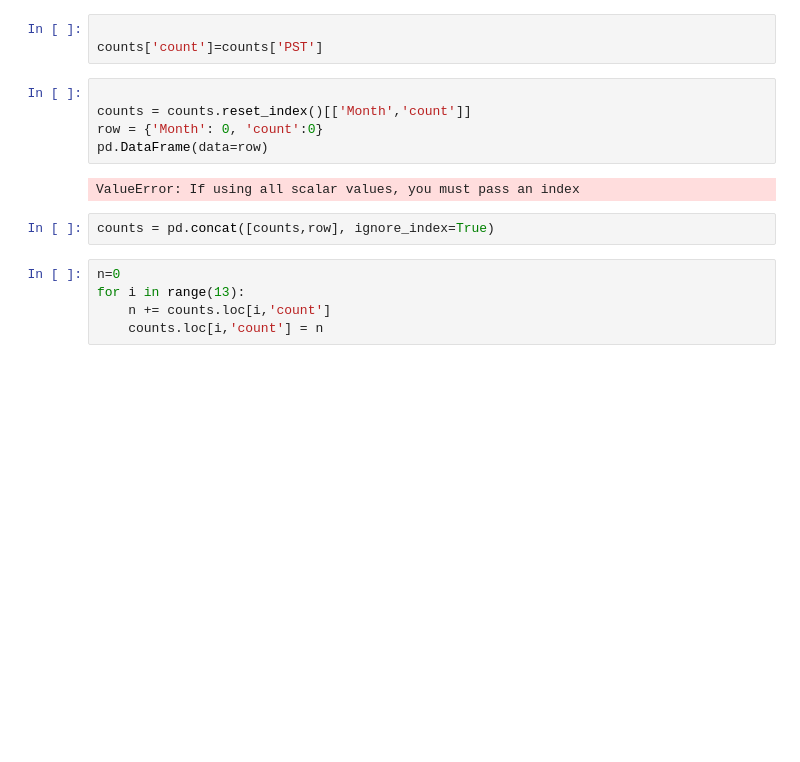
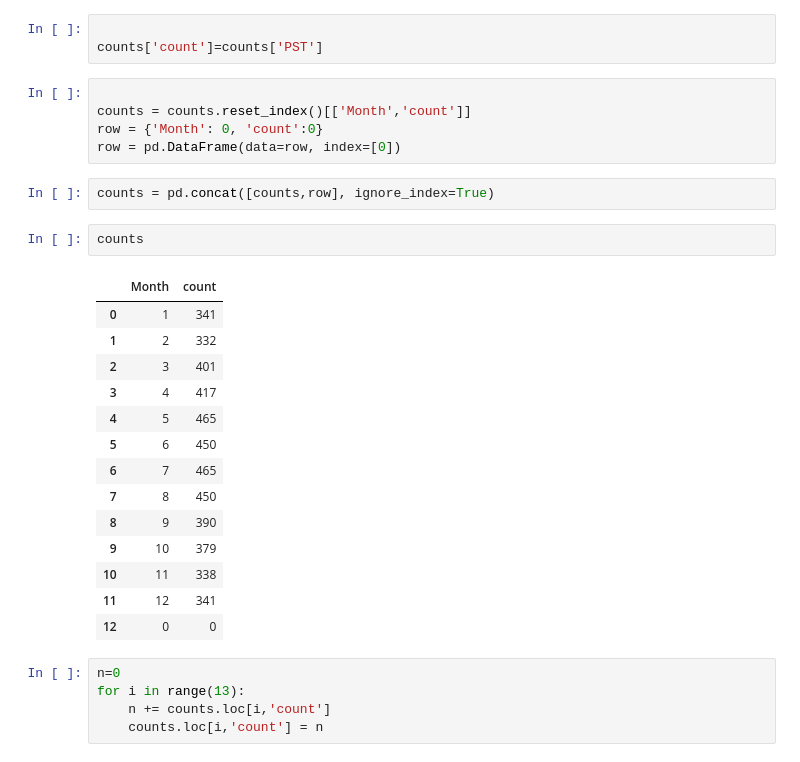
Before and after one commit to audreylm19/isla-vista-surf, a Jupyter notebook: notebooks/exploration/scatter_bar_jan17.ipynb, the cells around one changed output. Saved outputs shown, nothing was run; the diff lists cells and outputs as text; blank space fills up the shorter version.

```diff
--- a/notebooks/exploration/scatter_bar_jan17.ipynb
+++ b/notebooks/exploration/scatter_bar_jan17.ipynb
@@ -107,11 +107,26 @@ counts['count']=counts['PST']
 
 counts = counts.reset_index()[['Month','count']]
 row = {'Month': 0, 'count':0}
-pd.DataFrame(data=row)
+row = pd.DataFrame(data=row, index=[0])
-# %% [output]
-ValueError: If using all scalar values, you must pass an index
 # %%
 counts = pd.concat([counts,row], ignore_index=True)
+# %%
+counts
+# %% [output]
+|  | Month | count |
+| 0 | 1 | 341 |
+| 1 | 2 | 332 |
+| 2 | 3 | 401 |
+| 3 | 4 | 417 |
+| 4 | 5 | 465 |
+| 5 | 6 | 450 |
+| 6 | 7 | 465 |
+| 7 | 8 | 450 |
+| 8 | 9 | 390 |
+| 9 | 10 | 379 |
+| 10 | 11 | 338 |
+| 11 | 12 | 341 |
+| 12 | 0 | 0 |
 # %%
 n=0
 for i in range(13):
```
Also changed, not shown: 6 other files.
